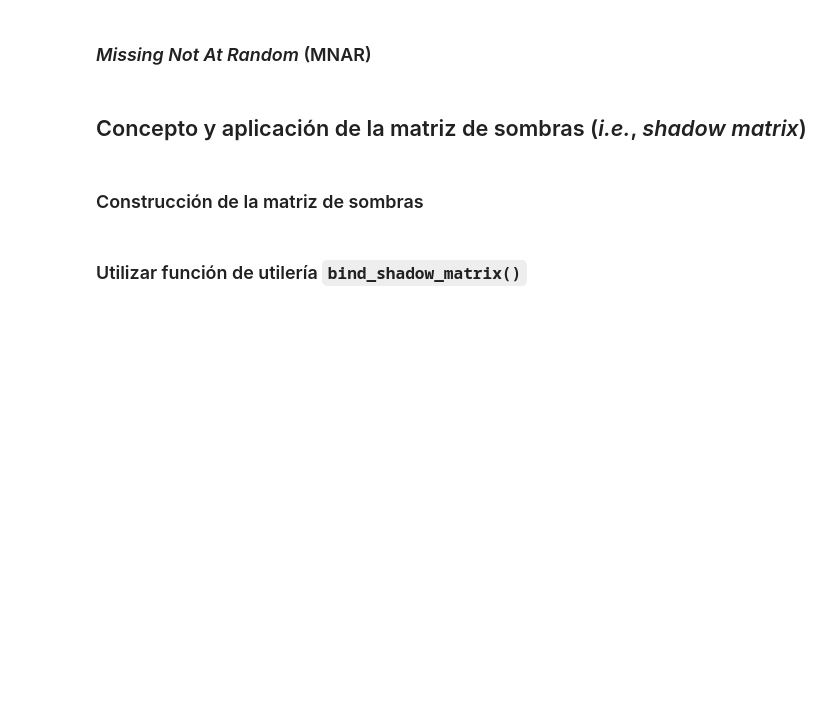
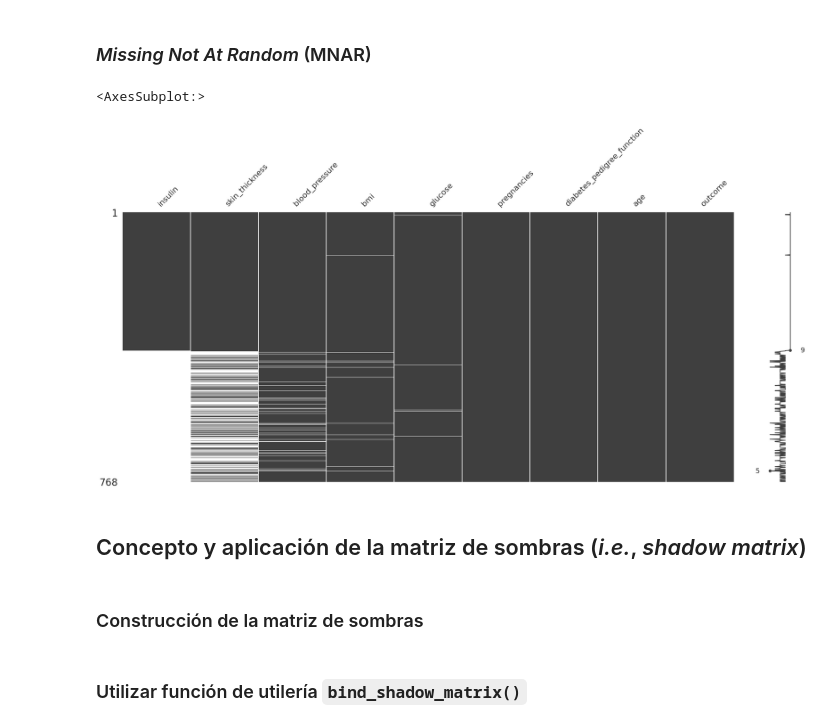
Before and after one commit to Disskaf/Datos_faltantes, a Jupyter notebook: live-exploration-missing-values.ipynb, the cells around one changed output. Cells and saved outputs as stored; diff of their text form; code cells hidden in the pictures; blank space fills up the shorter version.

```diff
--- a/live-exploration-missing-values.ipynb
+++ b/live-exploration-missing-values.ipynb
@@ -813,5 +865,15 @@ Ejemplo, encontrar los pares faltantes de `name` y `time`.
 # %% [markdown]
 ### _Missing Not At Random_ (MNAR)
+# %%
+(
+    diabetes_df
+    .missing.sort_variables_by_missingness()
+    .sort_values(by="insulin")
+    .pipe(missingno.matrix)
+)
+# %% [output]
+<AxesSubplot:>
+[figure, added]
 # %% [markdown]
 ## Concepto y aplicación de la matriz de sombras (_i.e._, _shadow matrix_)
 # %% [markdown]
```
Also changed, not shown: parts of 6 cells of this notebook.
